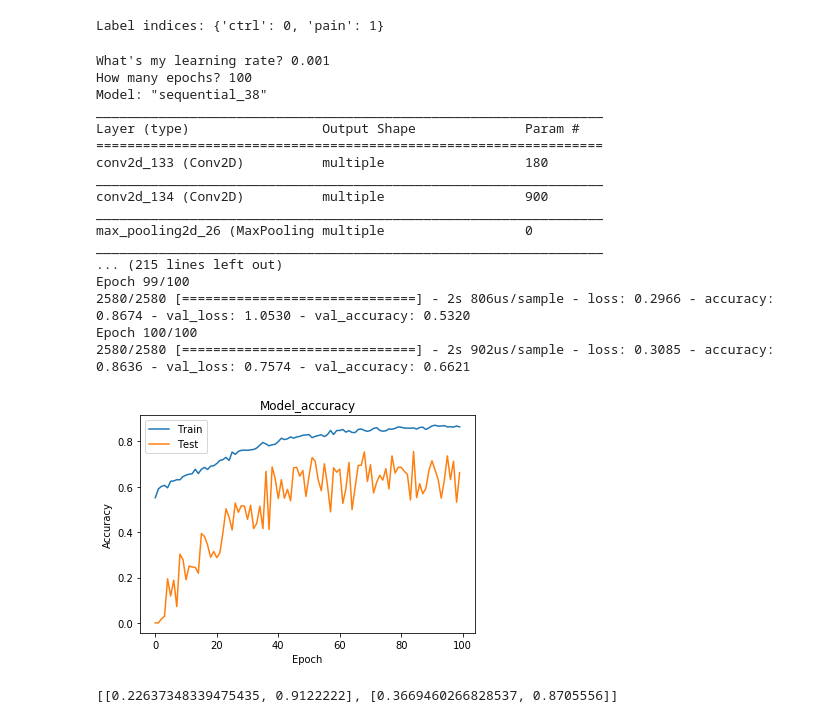
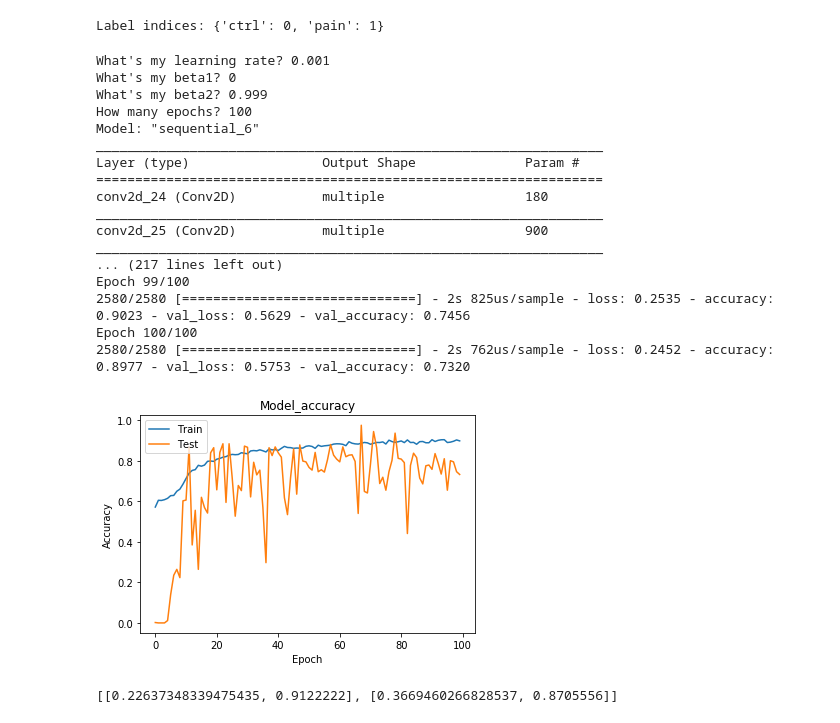
Before and after one commit to canlab/WAViMedEEG, a Jupyter notebook: 5_contig_to_tensor-Copy1.ipynb, the cells around one changed output. Drawn from its saved outputs; the diff is of its cells as text; code cells hidden in the pictures.

Commit message:
variable learning rate for adam opt

```diff
--- a/5_contig_to_tensor-Copy1.ipynb
+++ b/5_contig_to_tensor-Copy1.ipynb
@@ -120,7 +120,7 @@ train_arrays = load_numpy_stack('train/chronic/', train_image_paths)
 test_arrays = load_numpy_stack('test/chronic/', test_image_paths)
 #test_arrays = load_numpy_stack('', test_image_paths)
 # %%
-def createModel(learn, num_epochs):
+def createModel(learn, num_epochs, betaOne, betaTwo):
     # Introduce sequential Set
     model = tf.keras.models.Sequential()
 
@@ -147,7 +147,7 @@ def createModel(learn, num_epochs):
     model.summary()
 
     # Model compilation
-    model.compile(optimizer=tf.keras.optimizers.Adam(learning_rate=learn),
+    model.compile(optimizer=tf.keras.optimizers.Adam(learning_rate=learn, beta_1=betaOne, beta_2=betaTwo),
                  loss='sparse_categorical_crossentropy',
                  metrics=['accuracy'])
 
@@ -161,44 +161,46 @@ beta1s = np.arange(0.9, 0.99, 0.01)
 beta2s = np.arange(0.99, 0.999, 0.001)
 
 rate = float(input("What's my learning rate? "))
+beta1 = float(input("What's my beta1? "))
+beta2 = float(input("What's my beta2? "))
 epochs = int(input("How many epochs? "))
 
 # compiled = kerasModel(rate)
 # fitted = fitModel(compiled, epochs)
-fitted = createModel(rate, epochs)
+fitted = createModel(rate, epochs, beta1, beta2)
 
 import matplotlib.pyplot as plt
 
 # Plot training & validation accuracy values
 plt.plot(fitted.history['accuracy'])
 plt.plot(fitted.history['val_accuracy'])
 plt.title('Model_accuracy')
 plt.ylabel('Accuracy')
 plt.xlabel('Epoch')
 plt.legend(['Train', 'Test'], loc='upper left')
 plt.show()
 
 #results = testModel(fitted)
 #myresults.append(results)
 # %% [output]
 What's my learning rate? 0.001
+What's my beta1? 0
+What's my beta2? 0.999
 How many epochs? 100
-Model: "sequential_38"
+Model: "sequential_6"
 _________________________________________________________________
 Layer (type)                 Output Shape              Param #
 =================================================================
-conv2d_133 (Conv2D)          multiple                  180
+conv2d_24 (Conv2D)           multiple                  180
 _________________________________________________________________
-conv2d_134 (Conv2D)          multiple                  900
+conv2d_25 (Conv2D)           multiple                  900
 _________________________________________________________________
-max_pooling2d_26 (MaxPooling multiple                  0
-_________________________________________________________________
-... (215 lines left out)
+... (217 lines left out)
 Epoch 99/100
-2580/2580 [==============================] - 2s 806us/sample - loss: 0.2966 - accuracy: 0.8674 - val_loss: 1.0530 - val_accuracy: 0.5320
+2580/2580 [==============================] - 2s 825us/sample - loss: 0.2535 - accuracy: 0.9023 - val_loss: 0.5629 - val_accuracy: 0.7456
 Epoch 100/100
-2580/2580 [==============================] - 2s 902us/sample - loss: 0.3085 - accuracy: 0.8636 - val_loss: 0.7574 - val_accuracy: 0.6621
+2580/2580 [==============================] - 2s 762us/sample - loss: 0.2452 - accuracy: 0.8977 - val_loss: 0.5753 - val_accuracy: 0.7320
-[figure, old version]
+[figure, new version]
 # %%
 myresults
 
```
